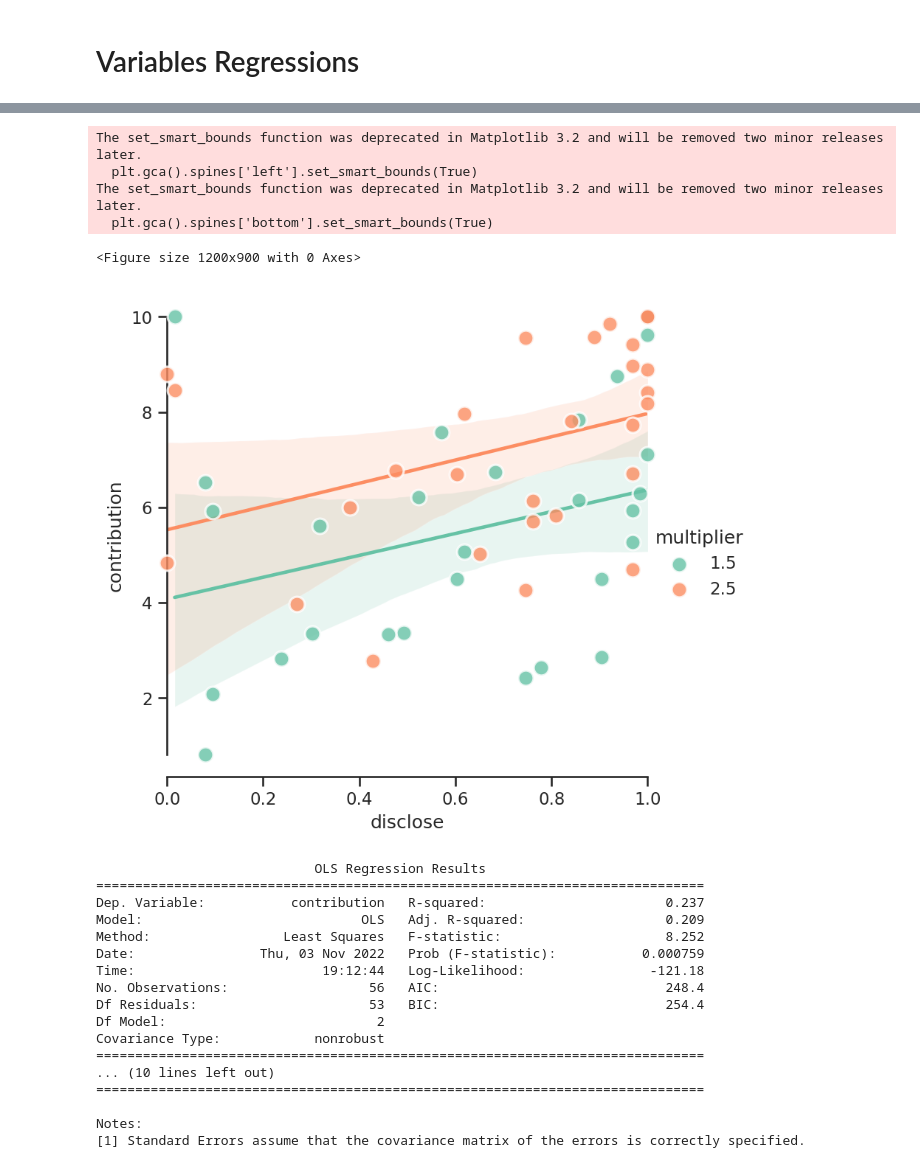
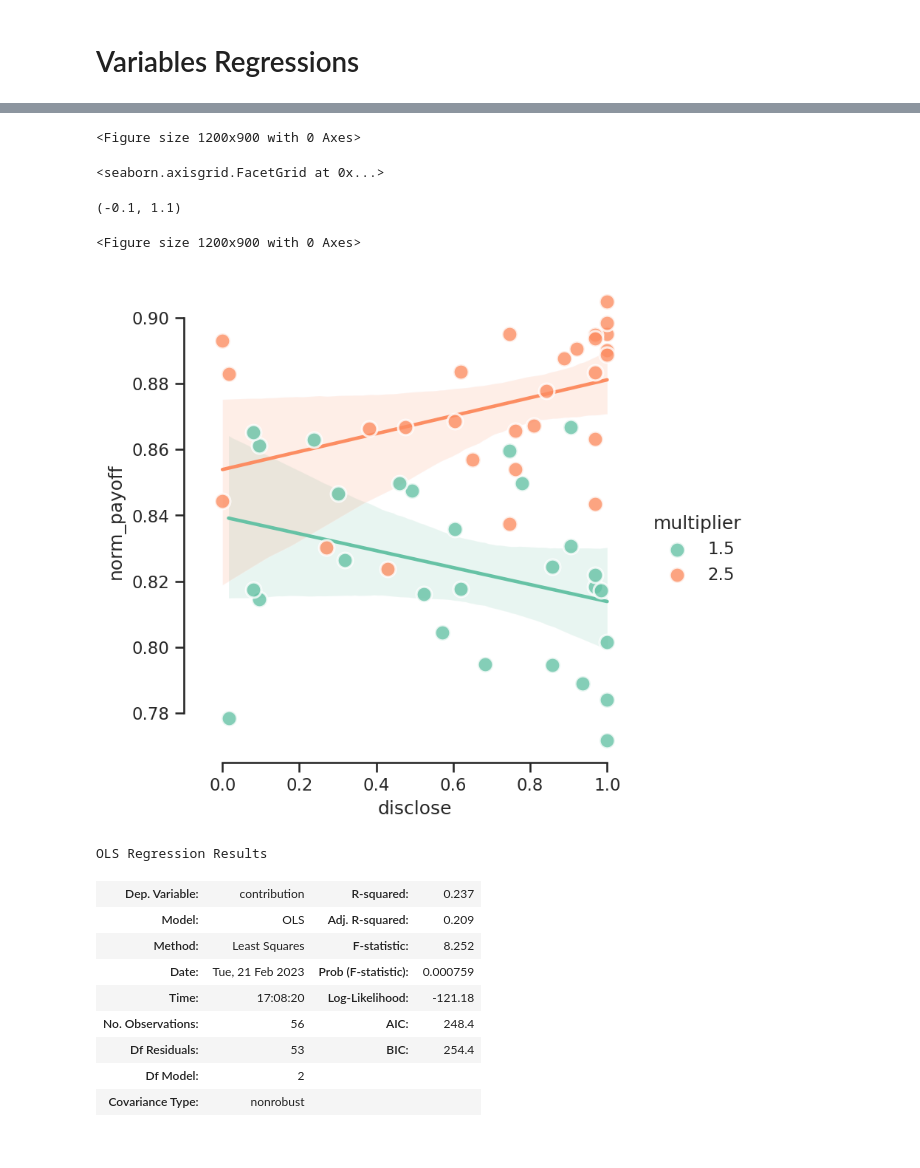
Before and after one commit to bsgarcia/CovidGoodGameAnalysis, a Jupyter notebook: analysis_single.ipynb, the cells around one changed output, grey strips where cells are left out. Cells and saved outputs as stored; diff of their text form; code cells hidden in the pictures.

```diff
--- a/analysis_single.ipynb
+++ b/analysis_single.ipynb
@@ -121,18 +125,26 @@ exp = [
     ['theresa_sorting.csv',
      'theresa_control.csv',
      'theresa_with_cost.csv',
-     'theresa_single.csv']
+     'theresa_single.csv',
+     'cost_single_final_58.csv',
+     ]
 ]
 
 dfs = [pd.read_csv(f) for f in exp]
 
 for i, d in enumerate(dfs):
-    dfs[i] = remove_bots(dfs[i].copy())
-    dfs[i], count = remove_incomplete_sub(
-        df=dfs[i].copy(), n=63 if i == 3 else 60)
-    dfs[i] = add_max_payoff(df=dfs[i].copy(), cost=2 if i == 2 else None, with_group=not i==3)
-    dfs[i] = add_norm_payoff(df=dfs[i].copy(), with_opp=i==3)
-    print(f'Exp {i}', f'N={count}', f'filename={exp[i]}')
+   dfs[i] = remove_bots(dfs[i].copy())
+   dfs[i], count = remove_incomplete_sub(
+        df=dfs[i].copy(), n=63 if i in [3, 4] else 60)
+   dfs[i] = add_max_payoff(df=dfs[i].copy(), cost=2 if i in [2, 4] else None, with_group=not i in [3,4])
+   dfs[i] = add_norm_payoff(df=dfs[i].copy(), with_opp= i in [3, 4])
+   print(f'Exp {i}', f'N={count}', f'filename={exp[i]}')
 
+# df = pd.read_csv('data/cost_single_final_58.csv')
     # df['prolific_id']
+df = dfs[4].copy()
+(df.rt1.unique()==-1).sum()
+dd = df.groupby('prolific_id').multiplier.value_counts()
+
+#
 # %% [output]
@@ -196,55 +288,49 @@ AttributeError: 'DataFrame' object has no attribute 'flatten'
 # %%
 selected_exp = 3
-df = dfs[selected_exp]
+df = dfs[selected_exp].copy()
+# df = df[df['round_number'] > 30]
+vd = 'norm_payoff'
 x = df.groupby(['prolific_id', 'multiplier'], as_index=False)[['disclose', 'contribution', 'norm_payoff', 'payoff']].mean()
 
 # x = x[x['multiplier']==1.5]
 # y = df.groupby(['prolific_id', 'multiplier' ], as_index=False)['contribution'].mean()
 # x = x[x['disclose'] <= .5]
 model1 = smf.ols(formula='contribution ~ disclose + multiplier', data=x).fit()
-model2 = smf.ols(formula='norm_payoff ~ disclose * multiplier', data=x).fit()
+model2 = smf.ols(formula='norm_payoff ~ disclose + multiplier', data=x).fit()
 
 
 # fig, axs = plt.subplots(1, 2)
 sns.set_palette('Set2')
 # sns.regplot(ax=axs[0],
    # x='disclose',
    # y='contribution',  data=x, scatter_kws={'clip_on': False, 'zorder': 10, 'edgecolor': 'white', 'lw': 1.5, 's': 100})
 # plt.ylabel('Contribution rate')
 plt.figure(figsize=(8, 6))
 sns.lmplot(
    x='disclose',
-   y='contribution', hue="multiplier", data=x, scatter_kws={'clip_on': False, 'zorder': 10, 'edgecolor': 'white', 'lw': 1.5, 's': 100})
+   y=vd, hue="multiplier", data=x, scatter_kws={'clip_on': False, 'zorder': 10, 'edgecolor': 'white', 'lw': 1.5, 's': 100})
 # plt.ylim(.7,1)
-# plt.xlim(0,1)
-plt.gca().spines['left'].set_smart_bounds(True)
-plt.gca().spines['bottom'].set_smart_bounds(True)
+plt.xlim(-0.1,1.1)
+# remove left spines and set smart bounds
+sns.despine(right=True, top=True, trim=True)
+# plt.gca().spines['bottom'].set_smart_bounds(True)
 plt.show()
 
-
-# print(model1.summary())
-print(model1.summary())
+model1.summary()
+model2.summary()
 # %% [output]
-The set_smart_bounds function was deprecated in Matplotlib 3.2 and will be removed two minor releases later.
-  plt.gca().spines['left'].set_smart_bounds(True)
-The set_smart_bounds function was deprecated in Matplotlib 3.2 and will be removed two minor releases later.
-  plt.gca().spines['bottom'].set_smart_bounds(True)
+<Figure size 1200x900 with 0 Axes>
-<Figure size 1200x900 with 0 Axes>
+<seaborn.axisgrid.FacetGrid at 0x...>
+(-0.1, 1.1)
+<Figure size 1200x900 with 0 Axes>
-[figure, old version]
+[figure, new version]
-                            OLS Regression Results
-==============================================================================
-Dep. Variable:           contribution   R-squared:                       0.237
-Model:                            OLS   Adj. R-squared:                  0.209
-Method:                 Least Squares   F-statistic:                     8.252
-Date:                Thu, 03 Nov 2022   Prob (F-statistic):           0.000759
-Time:                        19:12:44   Log-Likelihood:                -121.18
-No. Observations:                  56   AIC:                             248.4
-Df Residuals:                      53   BIC:                             254.4
-Df Model:                           2
-Covariance Type:            nonrobust
-==============================================================================
-... (10 lines left out)
-==============================================================================
-
-Notes:
-[1] Standard Errors assume that the covariance matrix of the errors is correctly specified.
+OLS Regression Results
+| Dep. Variable: | contribution | R-squared: | 0.237 |
+| Model: | OLS | Adj. R-squared: | 0.209 |
+| Method: | Least Squares | F-statistic: | 8.252 |
+| Date: | Tue, 21 Feb 2023 | Prob (F-statistic): | 0.000759 |
+| Time: | 17:08:20 | Log-Likelihood: | -121.18 |
+| No. Observations: | 56 | AIC: | 248.4 |
+| Df Residuals: | 53 | BIC: | 254.4 |
+| Df Model: | 2 |  |  |
+| Covariance Type: | nonrobust |  |  |
```
Also changed, not shown: parts of 16 cells of this notebook, 11 other files.
